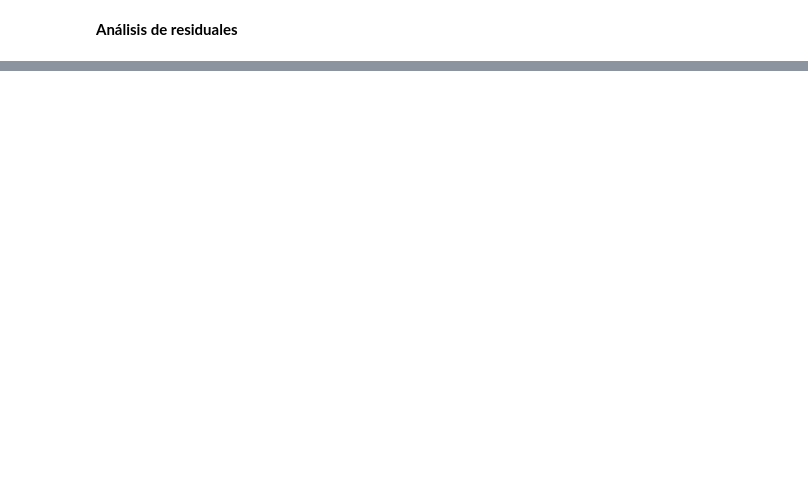
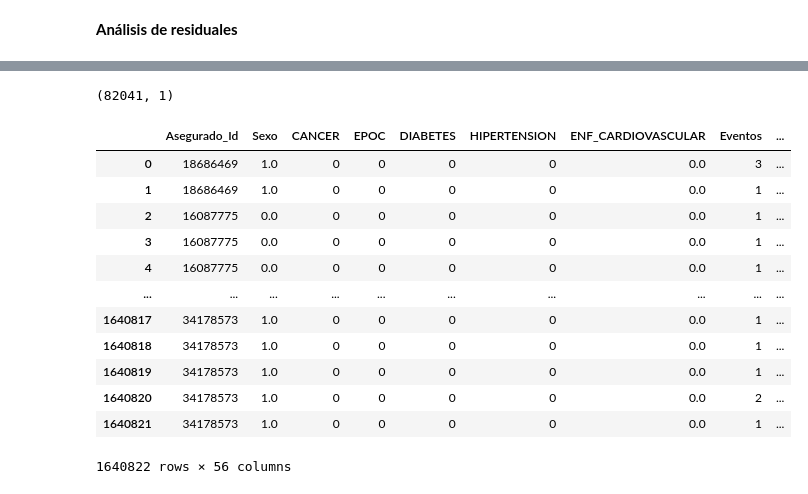
Before and after one commit to EstebanCaroP/Proyecto_Finanzas, a Jupyter notebook: D_Modelos.ipynb, the cells around one changed output, grey strips where cells are left out. Cells and saved outputs as stored; diff of their text form; code cells hidden in the pictures; blank space fills up the shorter version.

```diff
--- a/D_Modelos.ipynb
+++ b/D_Modelos.ipynb
@@ -378,0 +427,21 @@ plt.show()
+# %%
+pred_df.shape
+# %% [output]
+(82041, 1)
+# %%
+df_reclamaciones_reset = df_reclamaciones.reset_index(drop=True)
+df_reclamaciones_reset
+# %% [output]
+|  | Asegurado_Id | Sexo | CANCER | EPOC | DIABETES | HIPERTENSION | ENF_CARDIOVASCULAR | Eventos | ... |
+| 0 | 18686469 | 1.0 | 0 | 0 | 0 | 0 | 0.0 | 3 | ... |
+| 1 | 18686469 | 1.0 | 0 | 0 | 0 | 0 | 0.0 | 1 | ... |
+| 2 | 16087775 | 0.0 | 0 | 0 | 0 | 0 | 0.0 | 1 | ... |
+| 3 | 16087775 | 0.0 | 0 | 0 | 0 | 0 | 0.0 | 1 | ... |
+| 4 | 16087775 | 0.0 | 0 | 0 | 0 | 0 | 0.0 | 1 | ... |
+| ... | ... | ... | ... | ... | ... | ... | ... | ... | ... |
+| 1640817 | 34178573 | 1.0 | 0 | 0 | 0 | 0 | 0.0 | 1 | ... |
+| 1640818 | 34178573 | 1.0 | 0 | 0 | 0 | 0 | 0.0 | 1 | ... |
+| 1640819 | 34178573 | 1.0 | 0 | 0 | 0 | 0 | 0.0 | 1 | ... |
+| 1640820 | 34178573 | 1.0 | 0 | 0 | 0 | 0 | 0.0 | 2 | ... |
+| 1640821 | 34178573 | 1.0 | 0 | 0 | 0 | 0 | 0.0 | 1 | ... |
+1640822 rows × 56 columns
```
Also changed, not shown: parts of 22 cells of this notebook, 4 other files.
